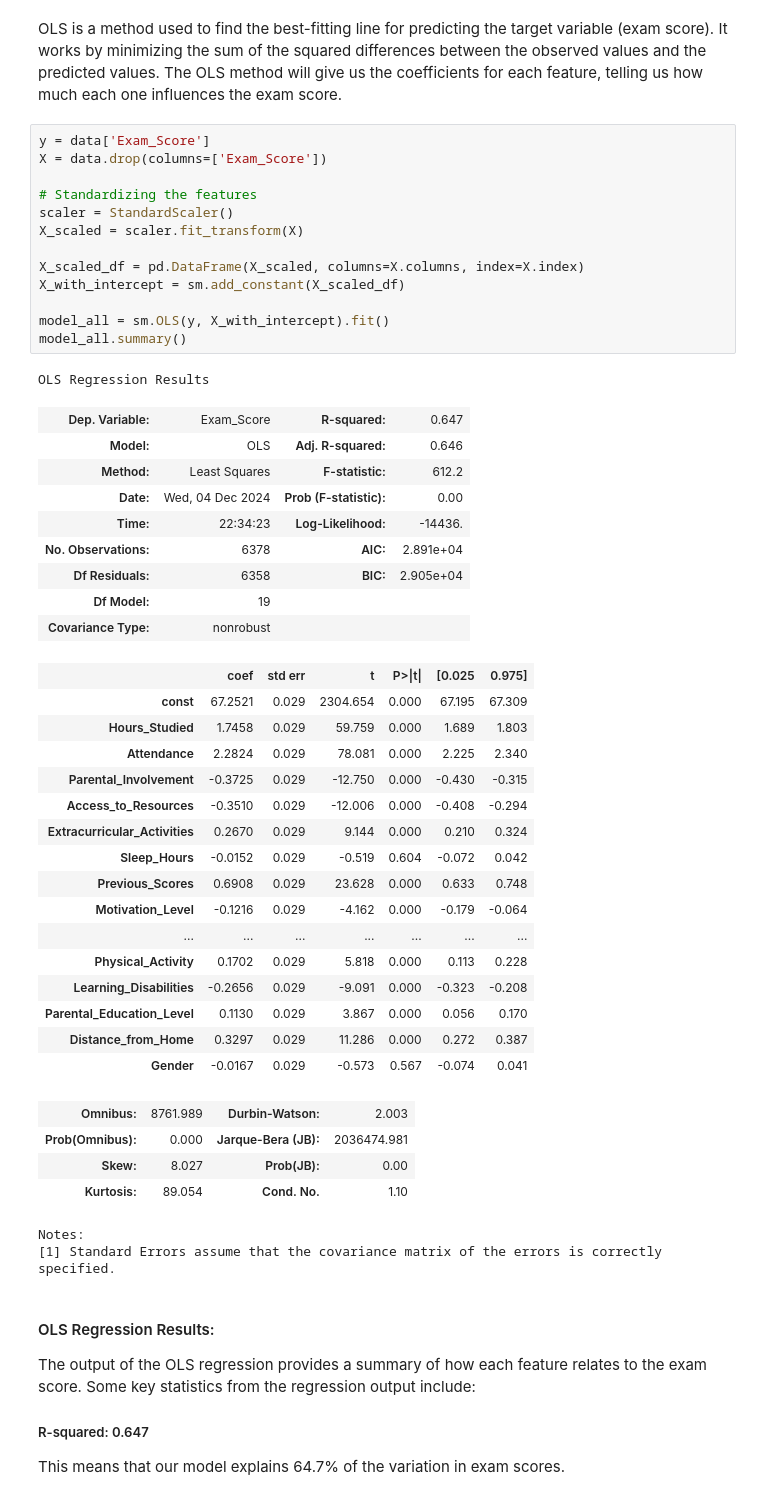
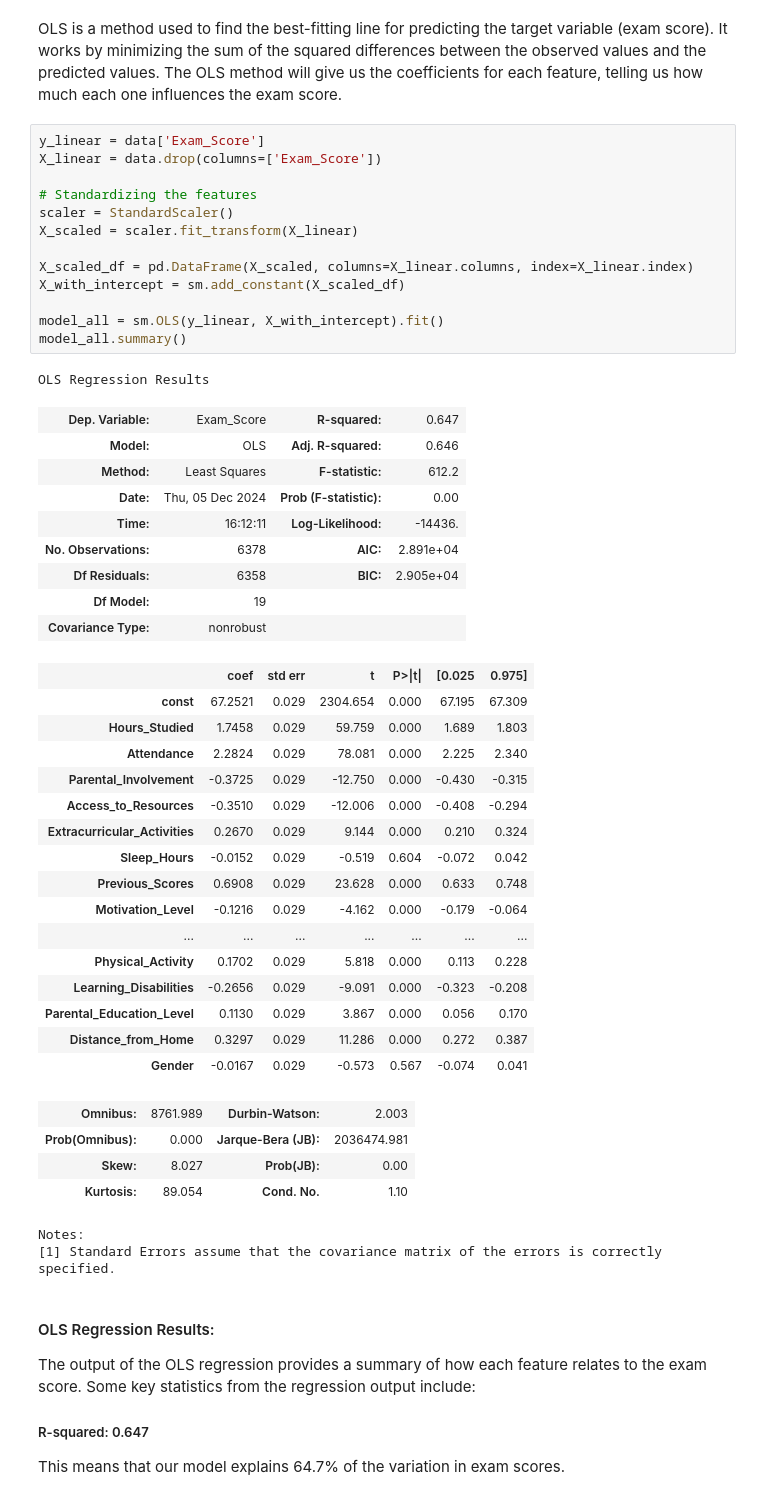
Before and after one commit to Louise726/DS-ML, a Jupyter notebook: DSML_Project.ipynb, the cells around one changed output. Cells and saved outputs as stored; diff of their text form.

```diff
--- a/DSML_Project.ipynb
+++ b/DSML_Project.ipynb
@@ -374,25 +374,25 @@ We’ll start by using Ordinary Least Squares (OLS) regression to explore how di
 # %% [markdown]
 OLS is a method used to find the best-fitting line for predicting the target variable (exam score). It works by minimizing the sum of the squared differences between the observed values and the predicted values. The OLS method will give us the coefficients for each feature, telling us how much each one influences the exam score.
 # %%
-y = data['Exam_Score']
-X = data.drop(columns=['Exam_Score'])
+y_linear = data['Exam_Score']
+X_linear = data.drop(columns=['Exam_Score'])
 
 # Standardizing the features
 scaler = StandardScaler()
-X_scaled = scaler.fit_transform(X)
+X_scaled = scaler.fit_transform(X_linear)
 
-X_scaled_df = pd.DataFrame(X_scaled, columns=X.columns, index=X.index)
+X_scaled_df = pd.DataFrame(X_scaled, columns=X_linear.columns, index=X_linear.index)
 X_with_intercept = sm.add_constant(X_scaled_df)
 
-model_all = sm.OLS(y, X_with_intercept).fit()
+model_all = sm.OLS(y_linear, X_with_intercept).fit()
 model_all.summary()
 # %% [output]
 OLS Regression Results
 | Dep. Variable: | Exam_Score | R-squared: | 0.647 |
 | Model: | OLS | Adj. R-squared: | 0.646 |
 | Method: | Least Squares | F-statistic: | 612.2 |
-| Date: | Wed, 04 Dec 2024 | Prob (F-statistic): | 0.00 |
-| Time: | 22:34:23 | Log-Likelihood: | -14436. |
+| Date: | Thu, 05 Dec 2024 | Prob (F-statistic): | 0.00 |
+| Time: | 16:12:11 | Log-Likelihood: | -14436. |
 | No. Observations: | 6378 | AIC: | 2.891e+04 |
 | Df Residuals: | 6358 | BIC: | 2.905e+04 |
 | Df Model: | 19 |  |  |
```
Also changed, not shown: parts of 12 cells of this notebook.
